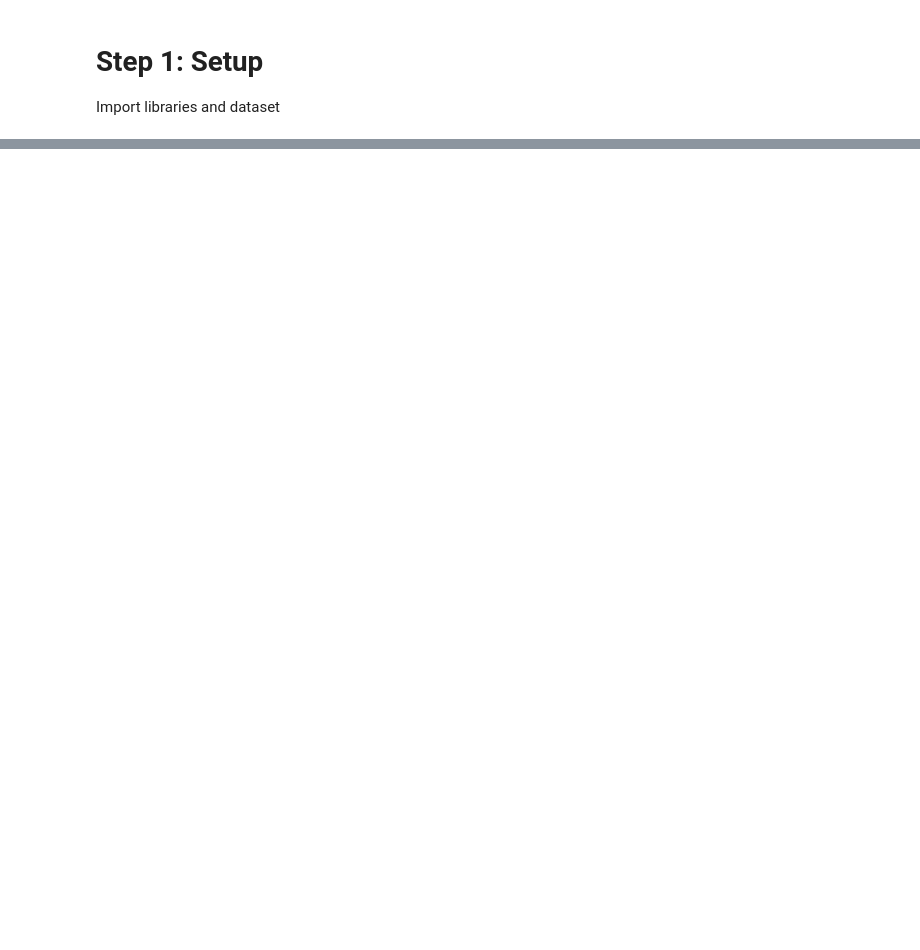
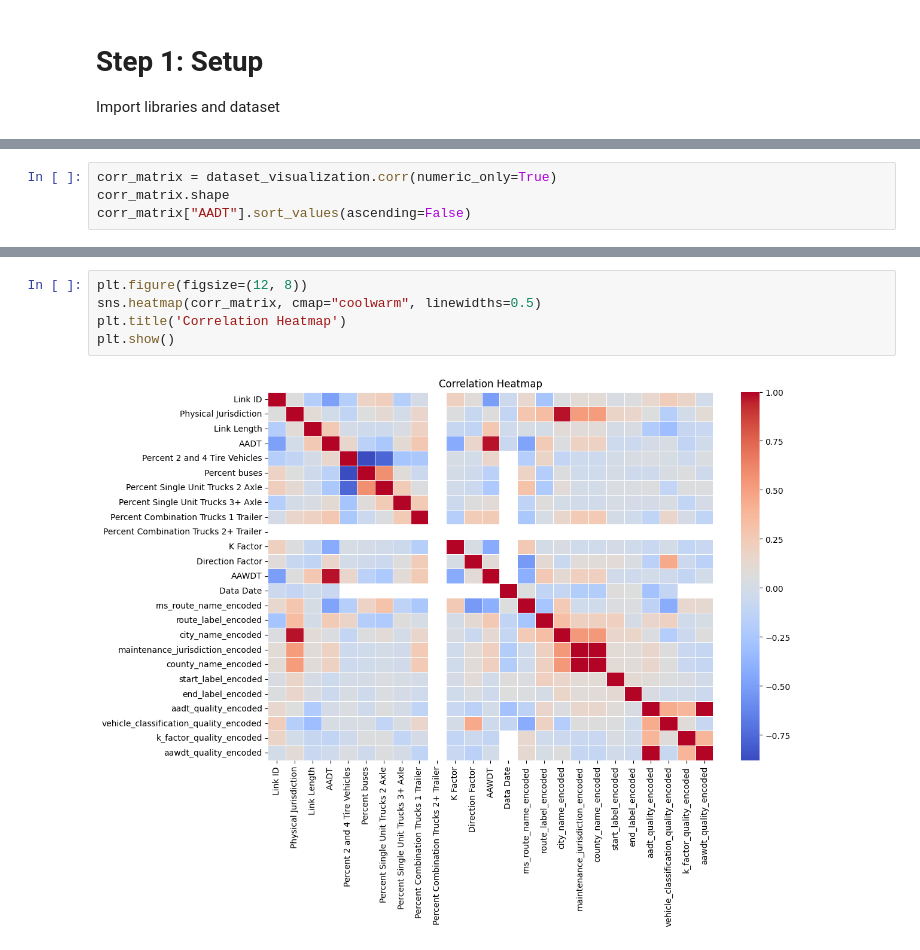
Before and after one commit to jpark0504/ML4VA, a Jupyter notebook: ML4VA_Project.ipynb, the cells around one changed output, grey strips where cells are left out. Cells and saved outputs as stored; diff of their text form; blank space fills up the shorter version.

```diff
--- a/ML4VA_Project.ipynb
+++ b/ML4VA_Project.ipynb
@@ -60,0 +165,4 @@ print(housing.describe())  # Numeric columns
+# %%
+corr_matrix = dataset_visualization.corr(numeric_only=True)
+corr_matrix.shape
+corr_matrix["AADT"].sort_values(ascending=False)
@@ -60,0 +209,7 @@ print(housing.describe())  # Numeric columns
+# %%
+plt.figure(figsize=(12, 8))
+sns.heatmap(corr_matrix, cmap="coolwarm", linewidths=0.5)
+plt.title('Correlation Heatmap')
+plt.show()
+# %% [output]
+[figure, added]
```
Also changed, not shown: parts of 18 cells of this notebook.
